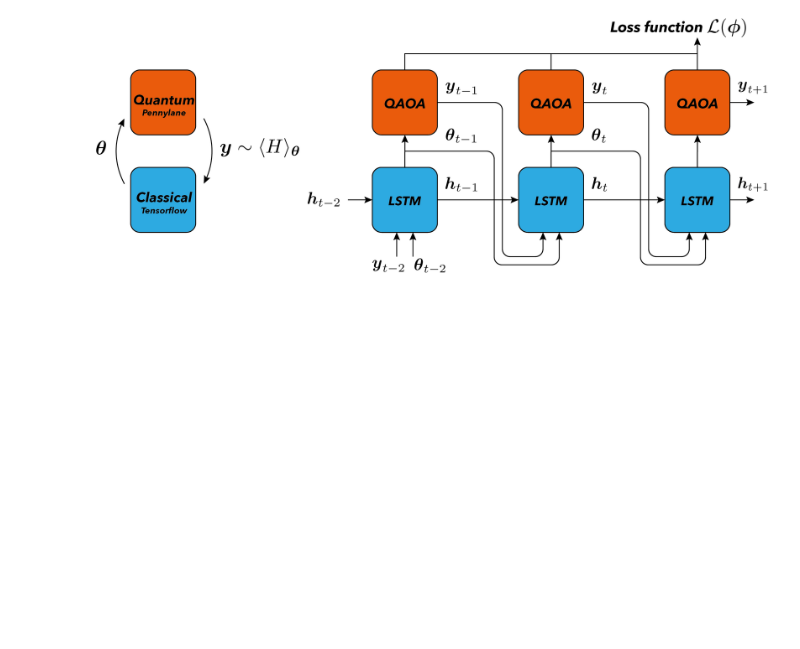
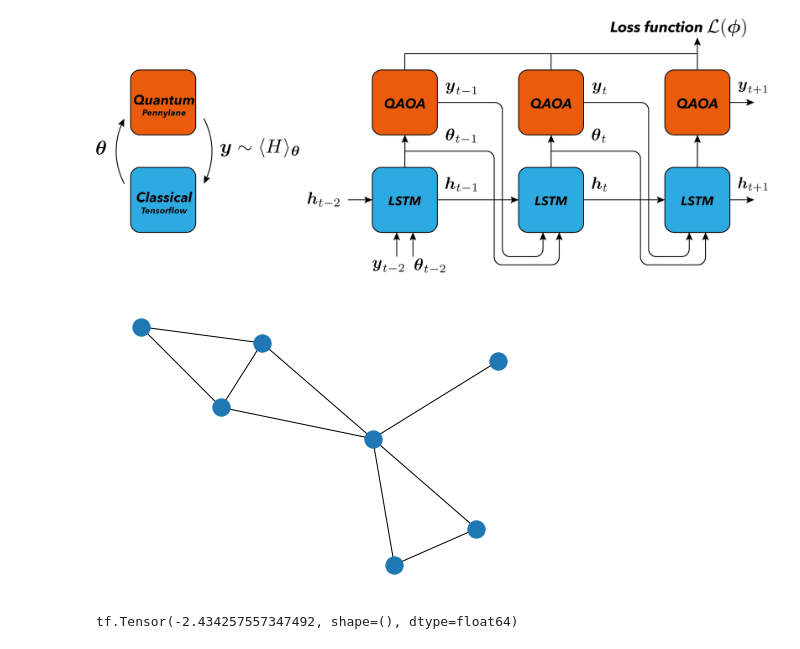
Before and after one commit to ohioh/IntroductionQuantumComputing, a Jupyter notebook: QML/Learning to learn with quantum neural networks.ipynb, the cells around one changed output. Saved outputs shown, nothing was run; the diff lists cells and outputs as text; code cells hidden in the pictures; blank space fills up the shorter version.

```diff
--- a/QML/Learning to learn with quantum neural networks.ipynb
+++ b/QML/Learning to learn with quantum neural networks.ipynb
@@ -11,0 +32,19 @@ This porgramm is a combination of classical machine learning and variational qua
+# %%
+def generate_graphs(n_graphs, n_nodes, p_edge):
+    """Generate a list containing random graphs generated by Networkx."""
+
+    datapoints = []
+    for _ in range(n_graphs):
+        random_graph = nx.gnp_random_graph(n_nodes, p=p_edge)
+        datapoints.append(random_graph)
+    return datapoints
+# %%
+# Define parameters of the graphs
+n_graphs = 20
+n_nodes = 7
+p_edge = 3.0 / n_nodes
+graphs = generate_graphs(n_graphs, n_nodes, p_edge)
+
+nx.draw(graphs[0])
+# %% [output]
+[figure, added]
@@ -11,0 +86,12 @@ This porgramm is a combination of classical machine learning and variational qua
+# %%
+# Create an instance of a QAOA circuit given a graph.
+cost = qaoa_from_graph(graph=graphs[0], n_layers=1)
+
+# Since we use only one layer in QAOA, params have the shape 1 x 2,
+# in the form [[alpha, gamma]].
+x = tf.Variable([[0.5], [0.5]], dtype=tf.float32)
+
+# Evaluate th QAOA instance just created with some angles.
+print(cost(x))
+# %% [output]
+tf.Tensor(-2.434257557347492, shape=(), dtype=float64)
```
Also changed, not shown: parts of 24 cells of this notebook, 1 other file.
